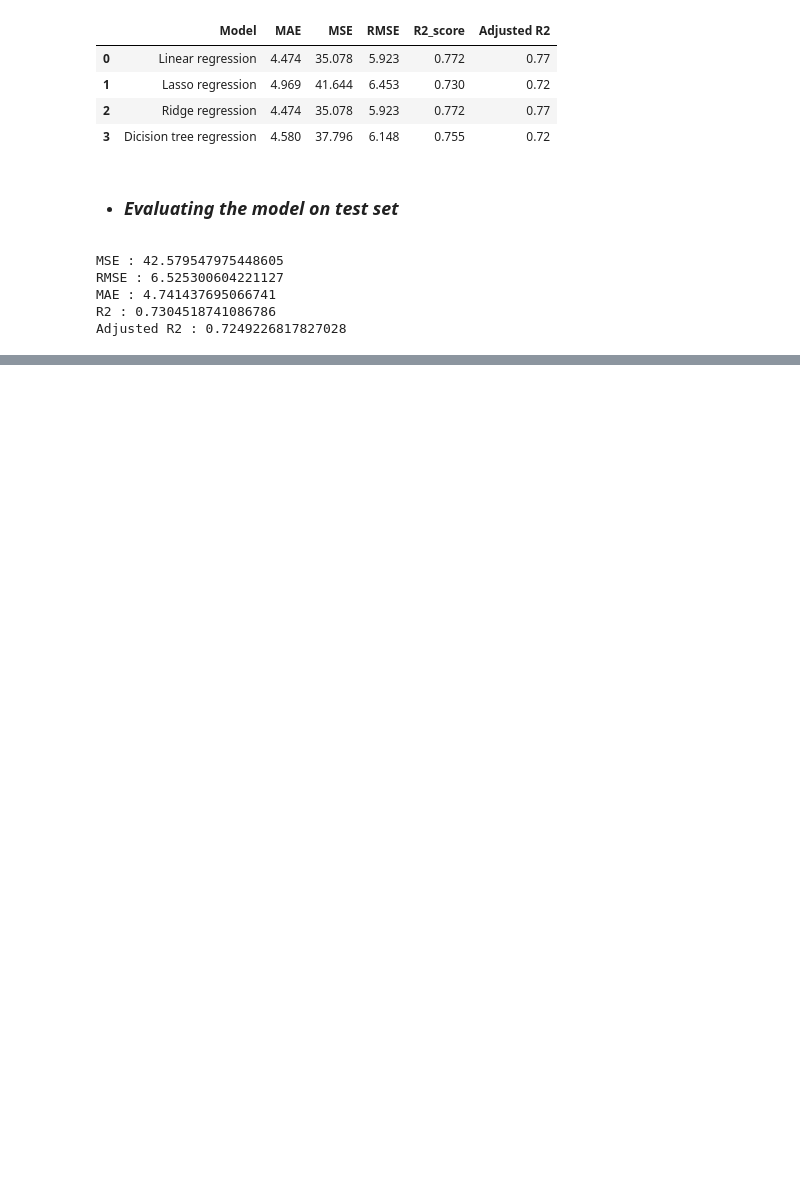
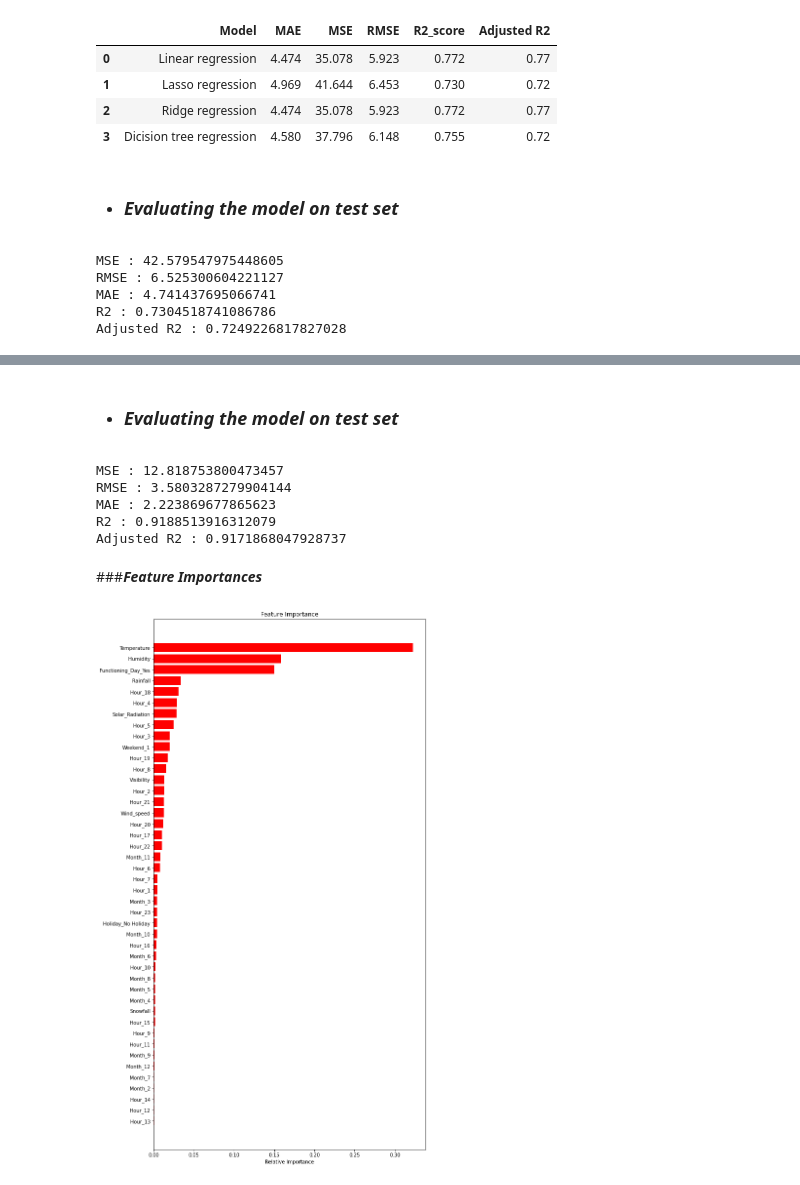
Before and after one commit to Harshjyot-Singh-Chawla/Seoul-Bike-Sharing-Demand-Prediction, a Jupyter notebook: capstone_project_2_Ml.ipynb, the cells around one changed output, grey strips where cells are left out. Drawn from its saved outputs; the diff is of its cells as text; code cells hidden in the pictures; blank space fills up the shorter version.

```diff
--- a/capstone_project_2_Ml.ipynb
+++ b/capstone_project_2_Ml.ipynb
@@ -955,0 +958,5 @@ test_df = test_df.append(dict2, ignore_index = True)
+# %%
+# Create an instance of the RandomForestRegressor
+rf_model = RandomForestRegressor()
+# Fitting the model
+rf_model.fit(X_train,y_train)
@@ -955,0 +1015,27 @@ test_df = test_df.append(dict2, ignore_index = True)
+# %% [markdown]
+*   ### ***Evaluating the model on test set***
+# %%
+#calculate MSE
+MSE_rf= mean_squared_error(y_test, y_pred_test_r)
+print("MSE :",MSE_rf)
+
+#calculate RMSE
+RMSE_rf=np.sqrt(MSE_rf)
+print("RMSE :",RMSE_rf)
+
+
+#calculate MAE
+MAE_rf= mean_absolute_error(y_test, y_pred_test_r)
+print("MAE :",MAE_rf)
+
+#calculate r2 and adjusted r2
+r2_rf= r2_score((y_test), (y_pred_test_r))
+print("R2 :",r2_rf)
+Adjusted_R2_rf=(1-(1-r2_score((y_test), (y_pred_test_r)))*((X_test.shape[0]-1)/(X_test.shape[0]-X_test.shape[1]-1)) )
+print("Adjusted R2 :",Adjusted_R2_rf )
+# %% [output]
+MSE : 12.818753800473457
+RMSE : 3.5803287279904144
+MAE : 2.223869677865623
+R2 : 0.9188513916312079
+Adjusted R2 : 0.9171868047928737
@@ -955,0 +1050,17 @@ test_df = test_df.append(dict2, ignore_index = True)
+# %% [markdown]
+###***Feature Importances***
+# %%
+features = X_train.columns
+importances = rf_model.feature_importances_
+indices = np.argsort(importances)
+# %%
+
+plt.figure(figsize=(10,20))
+plt.title('Feature Importance')
+plt.barh(range(len(indices)), importances[indices], color='red', align='center')
+plt.yticks(range(len(indices)), [features[i] for i in indices])
+plt.xlabel('Relative Importance')
+
+plt.show()
+# %% [output]
+[figure, added]
```
Also changed, not shown: parts of 12 cells of this notebook.
